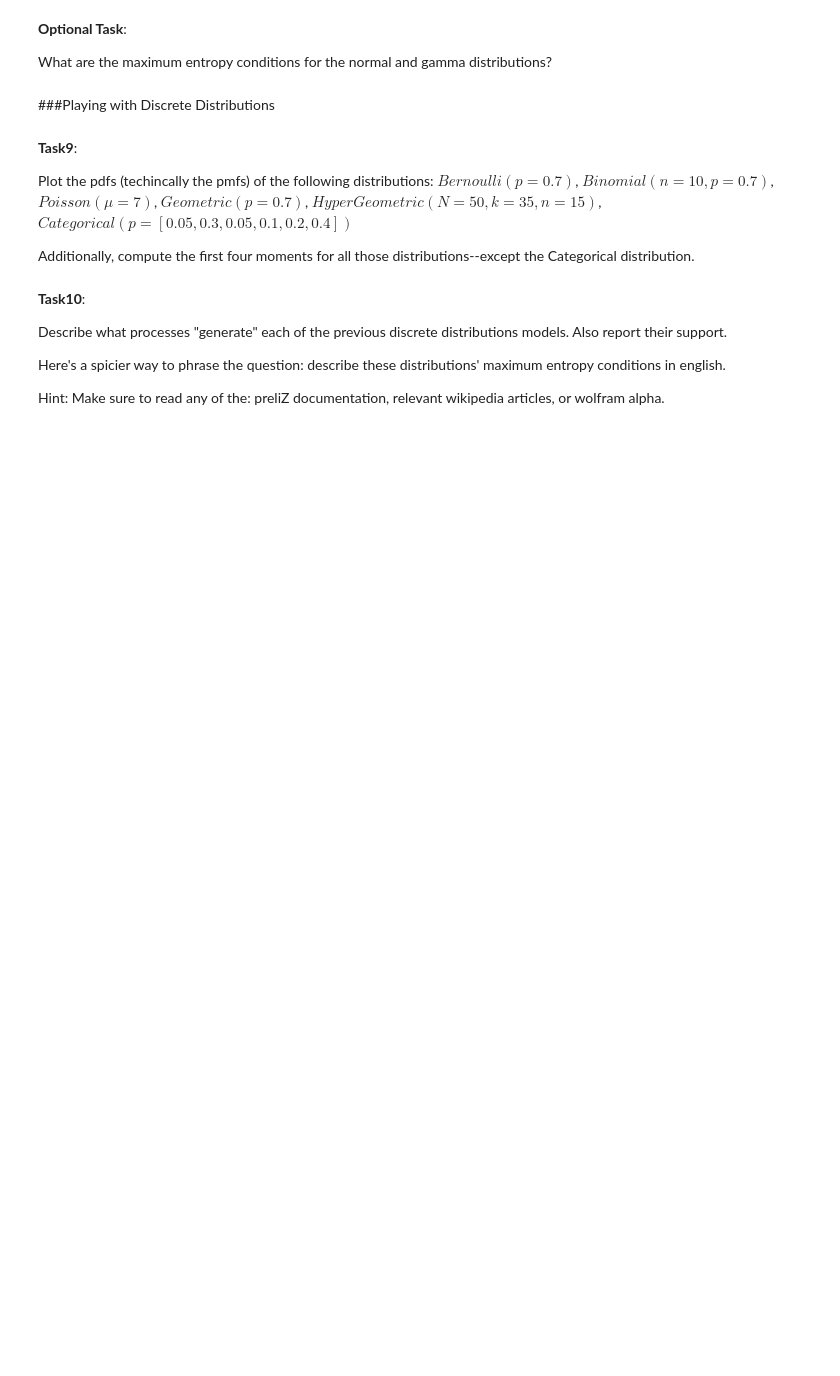
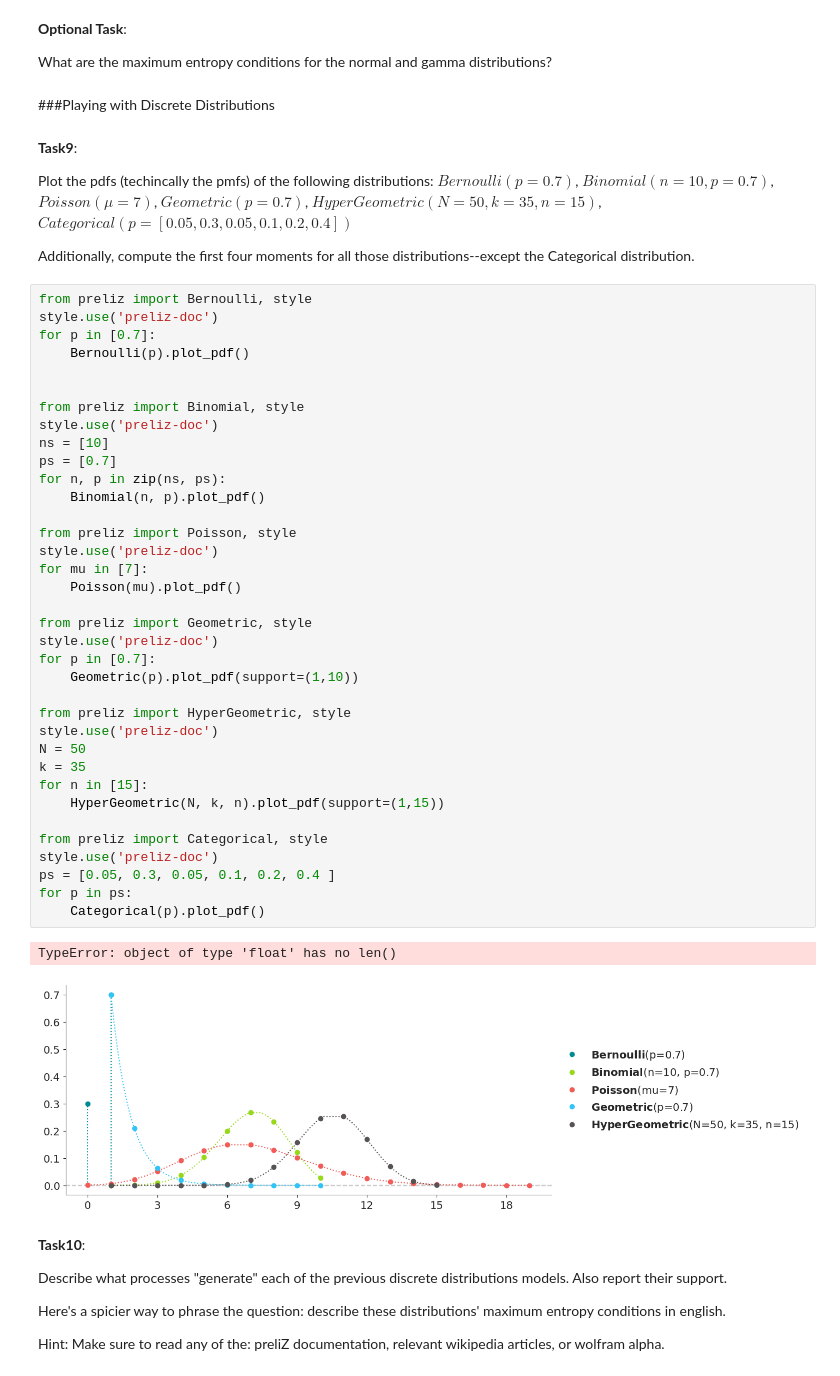
Before and after one commit to eemaansheikh/Data_Science_2025, a Jupyter notebook: EemaanSheikh_Unit3ExercisesSF.ipynb, the cells around one changed output. Saved outputs shown, nothing was run; the diff lists cells and outputs as text; blank space fills up the shorter version.

```diff
--- a/EemaanSheikh_Unit3ExercisesSF.ipynb
+++ b/EemaanSheikh_Unit3ExercisesSF.ipynb
@@ -223,6 +261,45 @@ What are the maximum entropy conditions for the normal and gamma distributions?
 Plot the pdfs (techincally the pmfs) of the following distributions: $Bernoulli(p=0.7)$, $Binomial(n=10,p=0.7)$, $Poisson(μ=7)$, $Geometric(p=0.7)$, $HyperGeometric(N=50,k=35,n=15)$, $Categorical(p=[0.05,0.3,0.05,0.1,0.2,0.4])$
 
 Additionally, compute the first four moments for all those distributions--except the Categorical distribution.
+# %%
+from preliz import Bernoulli, style
+style.use('preliz-doc')
+for p in [0.7]:
+    Bernoulli(p).plot_pdf()
+
+
+from preliz import Binomial, style
+style.use('preliz-doc')
+ns = [10]
+ps = [0.7]
+for n, p in zip(ns, ps):
+    Binomial(n, p).plot_pdf()
+
+from preliz import Poisson, style
+style.use('preliz-doc')
+for mu in [7]:
+    Poisson(mu).plot_pdf()
+
+from preliz import Geometric, style
+style.use('preliz-doc')
+for p in [0.7]:
+    Geometric(p).plot_pdf(support=(1,10))
+
+from preliz import HyperGeometric, style
+style.use('preliz-doc')
+N = 50
+k = 35
+for n in [15]:
+    HyperGeometric(N, k, n).plot_pdf(support=(1,15))
+
+from preliz import Categorical, style
+style.use('preliz-doc')
+ps = [0.05, 0.3, 0.05, 0.1, 0.2, 0.4 ]
+for p in ps:
+    Categorical(p).plot_pdf()
+# %% [output]
+TypeError: object of type 'float' has no len()
+[figure, added]
 # %% [markdown]
 **Task10**:
 
```
Also changed, not shown: parts of 9 cells of this notebook.
